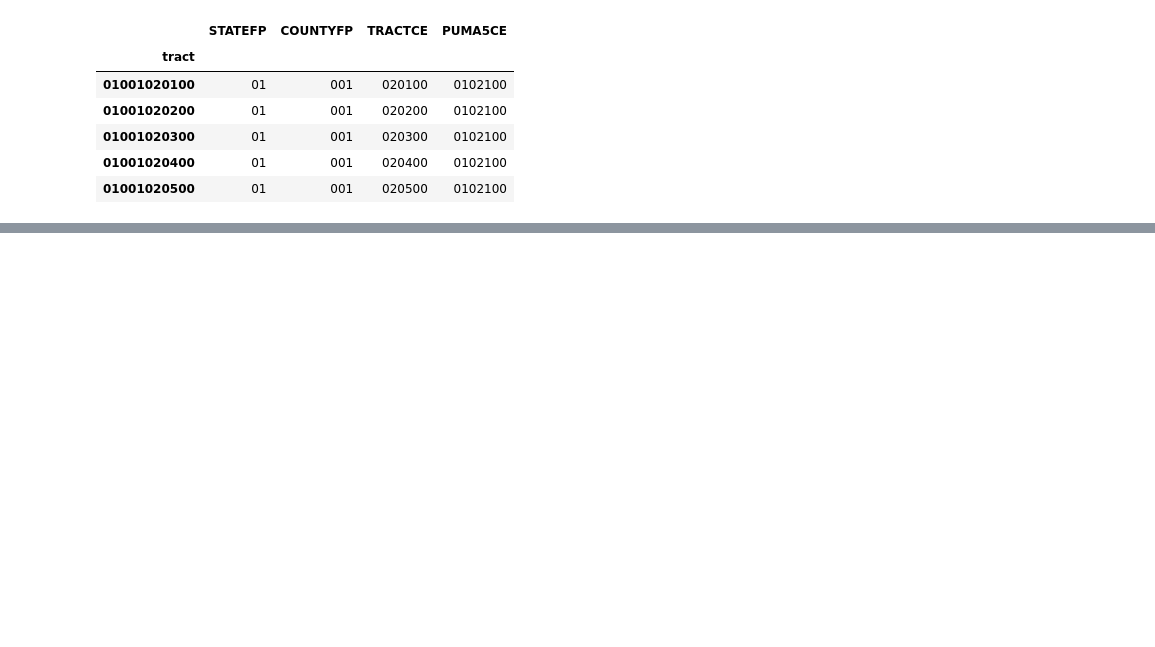
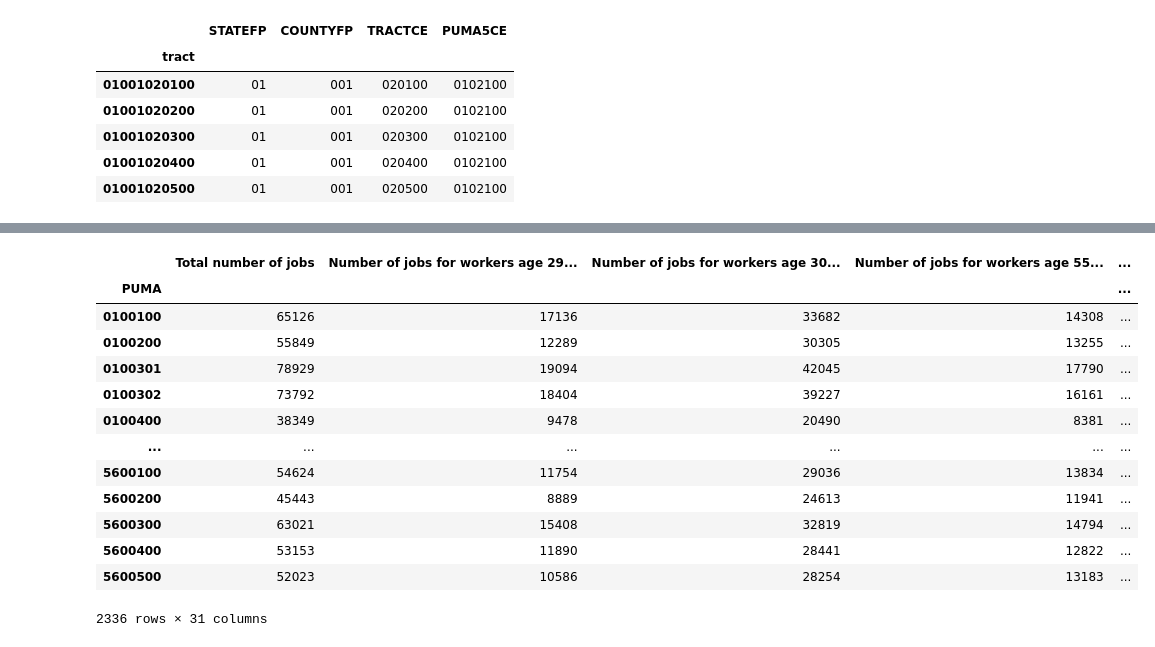
Before and after one commit to yianzhang14/migration, a Jupyter notebook: data/census/lodes/agg_tract_wacs_to_puma.ipynb, the cells around one changed output, grey strips where cells are left out. Cells and saved outputs as stored; diff of their text form; code cells hidden in the pictures; blank space fills up the shorter version.

Commit message:
add more data processing

```diff
--- a/data/census/lodes/agg_tract_wacs_to_puma.ipynb
+++ b/data/census/lodes/agg_tract_wacs_to_puma.ipynb
@@ -95,4 +102,0 @@ df
-# %%
-df = df.groupby(["puma"]).sum()
-df.columns = ["TOT_JOBS", "JOBS_AGE_29", "JOBS_AGE_30_54", "JOBS_AGE_55", "JOBS_EARN_1250", "JOBS_EARN_1251_3333", "JOBS_EARN_3334", "AGR", "EXT", "UTL", "CON", "MFG", "WHL", "RET", "TRN", "INF", "FIN", "REL", "PRF", "MNG", "ADM", "EDU", "MED", "ENT", "FOD", "SRV", "PUB", "JOBS_EDU_NOHS", "JOBS_EDU_HS", "JOBS_EDU_NOBACH", "JOBS_EDU_BACH"]
-df
@@ -115,0 +103,21 @@ df.to_csv("wac_puma_2017.csv")
+# %%
+# sourced from https://lehd.ces.census.gov/doc/help/onthemap/LODESTechDoc.pdf
+with open("lodes_dictionary.txt") as f:
+    raw = f.read()
+
+# Pattern: <index> <code> <type> <description>
+pattern = re.compile(r"^\d+\s+(\S+)\s+(Char\d+|Num)\s+(.*)$")
+
+rows = []
+for line in raw.strip().splitlines():
+    m = pattern.match(line.strip())
+    if m:
+        code, dtype, desc = m.groups()
+        rows.append((code, dtype, desc))
+    else:
+        print("NO MATCH:", line)
+
+lodes_dict = pd.DataFrame(rows, columns=["code", "type", "description"]).set_index(
+    "code"
+)
+lodes_dict
@@ -115,0 +143,19 @@ df.to_csv("wac_puma_2017.csv")
+# %%
+puma_lodes = df.drop(columns=["tract"]).groupby(["PUMA"]).sum()
+puma_lodes = puma_lodes.rename(columns=dict(lodes_dict["description"]))
+puma_lodes
+# %% [output]
+|  | Total number of jobs | Number of jobs for workers age 29... | Number of jobs for workers age 30... | Number of jobs for workers age 55... | ... |
+| PUMA |  |  |  |  | ... |
+| 0100100 | 65126 | 17136 | 33682 | 14308 | ... |
+| 0100200 | 55849 | 12289 | 30305 | 13255 | ... |
+| 0100301 | 78929 | 19094 | 42045 | 17790 | ... |
+| 0100302 | 73792 | 18404 | 39227 | 16161 | ... |
+| 0100400 | 38349 | 9478 | 20490 | 8381 | ... |
+| ... | ... | ... | ... | ... | ... |
+| 5600100 | 54624 | 11754 | 29036 | 13834 | ... |
+| 5600200 | 45443 | 8889 | 24613 | 11941 | ... |
+| 5600300 | 63021 | 15408 | 32819 | 14794 | ... |
+| 5600400 | 53153 | 11890 | 28441 | 12822 | ... |
+| 5600500 | 52023 | 10586 | 28254 | 13183 | ... |
+2336 rows × 31 columns
```
Also changed, not shown: parts of 12 cells of this notebook, 19 other files.
